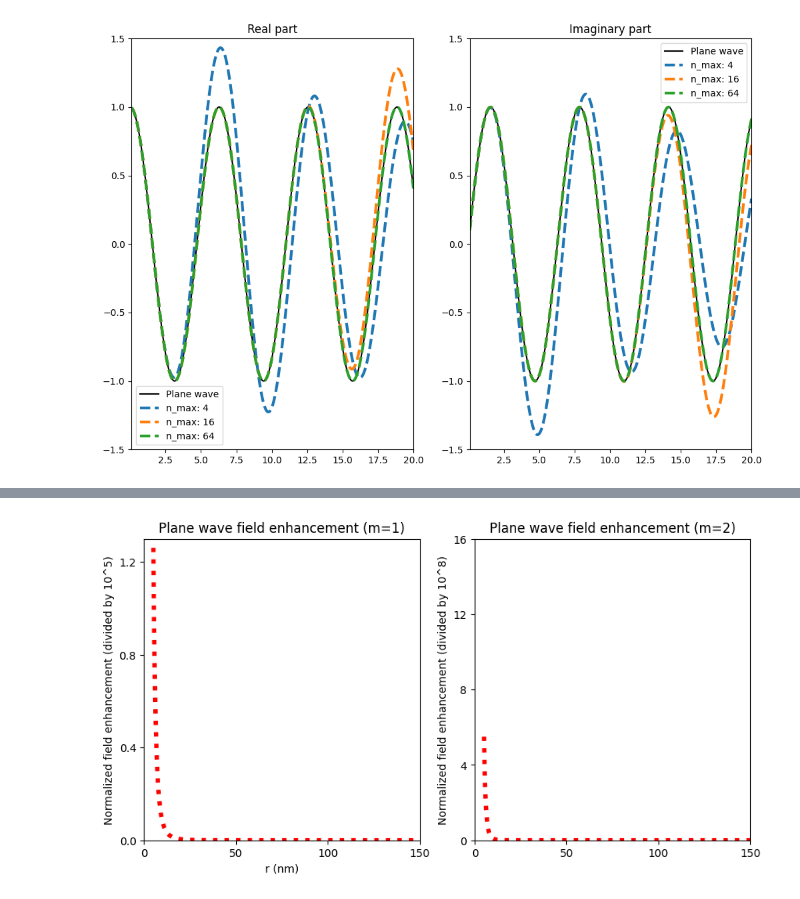
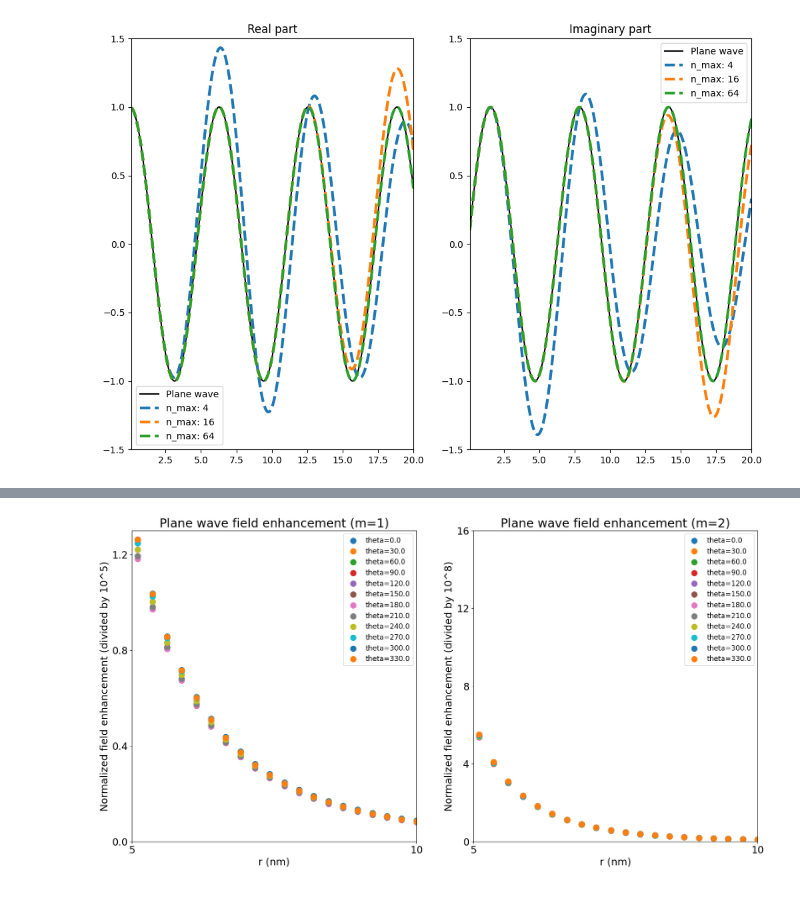
Before and after one commit to AliGhorashiCMT/Coherent-Perfect-Absorption, a Jupyter notebook: cylinders/Passive sink plane waves and time domain.ipynb, the cells around one changed output, grey strips where cells are left out. Cells and saved outputs as stored; diff of their text form; code cells hidden in the pictures.

```diff
--- a/cylinders/Passive sink plane waves and time domain.ipynb
+++ b/cylinders/Passive sink plane waves and time domain.ipynb
@@ -114,19 +120,24 @@ Maximum enhancement for m=1 (divided by 1e8):  5.500970924836192
 # %%
-fig, (ax1, ax2) = plt.subplots(1, 2, figsize=(10, 5))
-ax1.plot(rs, normalized_scatterer_intensity_v[0]/1e5, color="red", linewidth=4, linestyle="dotted")
-ax1.set_ylim(0, 1.3)
-ax2.plot(rs, normalized_scatterer_intensity_v[1]/1e8, color="red", linewidth=4, linestyle="dotted")
+plt.rcParams.update({'font.size': 18})
+fig, (ax1, ax2) = plt.subplots(1, 2, figsize=(20, 10))
+for (theta_idx, theta) in enumerate(thetas):
+    ax1.scatter(rs, normalized_scatterer_intensity_v_v[0][theta_idx]/1e5, linewidth=1, label=f"theta={(theta/(2*pi)*360).round(3)}", s=100)
+    ax1.set_ylim(0, 1.3)
+    ax2.scatter(rs, normalized_scatterer_intensity_v_v[1][theta_idx]/1e8, linewidth=1, label=f"theta={(theta/(2*pi)*360).round(3)}", s=100)
 ax2.set_ylim(0, 16);
-ax1.set_xlim(0, 150)
-ax2.set_xlim(0, 150);
+ax1.set_xlim(5, 10)
+ax2.set_xlim(5, 10);
 ax1.set_title("Plane wave field enhancement (m=1)")
 ax2.set_title("Plane wave field enhancement (m=2)")
 ax1.set_xlabel("r (nm)")
+ax2.set_xlabel("r (nm)")
 ax1.set_ylabel("Normalized field enhancement (divided by 10^5)")
 ax2.set_ylabel("Normalized field enhancement (divided by 10^8)");
-ax1.set_xticks([0, 50, 100, 150])
+ax1.set_xticks([5, 10])
 ax1.set_yticks([0, 0.4, 0.8, 1.2])
-ax2.set_xticks([0, 50, 100, 150]);
+ax2.set_xticks([5, 10])
 ax2.set_yticks([0, 4, 8, 12, 16]);
+ax1.legend(fontsize="x-small");
+ax2.legend(fontsize="x-small");
 # %% [output]
-[figure, old version]
+[figure, new version]
```
Also changed, not shown: parts of 2 cells of this notebook.
